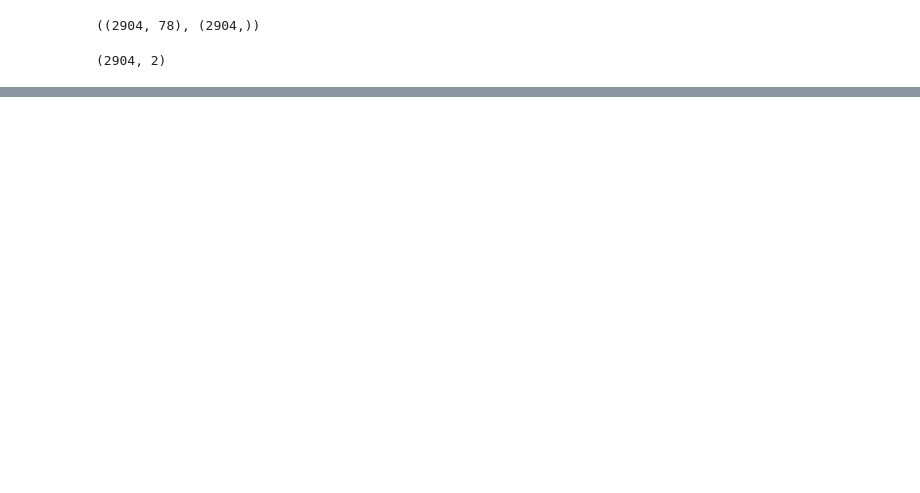
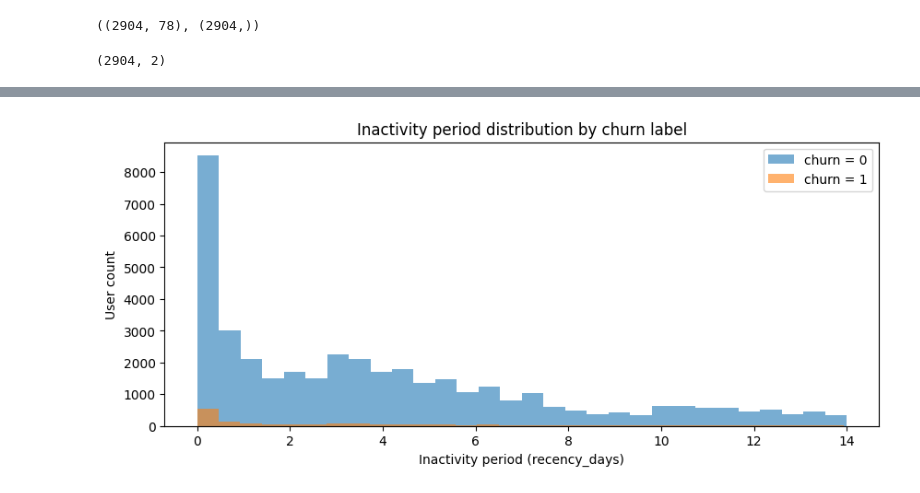
Before and after one commit to Conni2/churn_python, a Jupyter notebook: Threshold test.ipynb, the cells around one changed output, grey strips where cells are left out. Cells and saved outputs as stored; diff of their text form; code cells hidden in the pictures; blank space fills up the shorter version.

```diff
--- a/Threshold test.ipynb
+++ b/Threshold test.ipynb
@@ -1286,0 +1318,31 @@ top30_features = [f for f, imp in ranked[:30]]
+# %%
+import matplotlib.pyplot as plt
+
+# train dataframe 기준
+df_plot = user_data_train[['recency_days', 'churned']].dropna()
+
+plt.figure(figsize=(10, 4))
+
+# churn = 0
+plt.hist(
+    df_plot[df_plot['churned'] == 0]['recency_days'],
+    bins=30,
+    alpha=0.6,
+    label='churn = 0'
+)
+
+# churn = 1
+plt.hist(
+    df_plot[df_plot['churned'] == 1]['recency_days'],
+    bins=30,
+    alpha=0.6,
+    label='churn = 1'
+)
+
+plt.xlabel('Inactivity period (recency_days)')
+plt.ylabel('User count')
+plt.title('Inactivity period distribution by churn label')
+plt.legend()
+plt.show()
+# %% [output]
+[figure, added]
```
Also changed, not shown: parts of 18 cells of this notebook.
